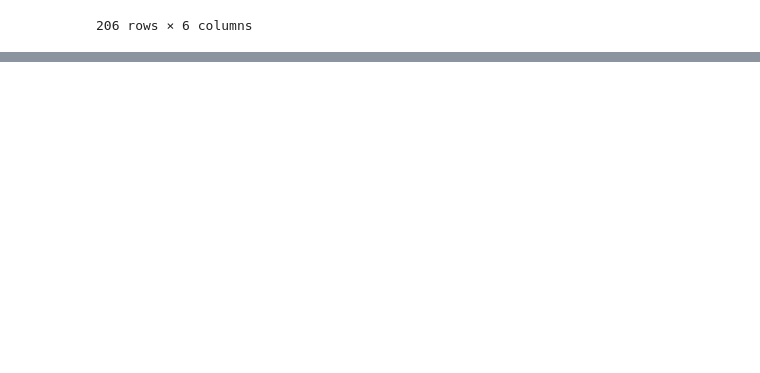
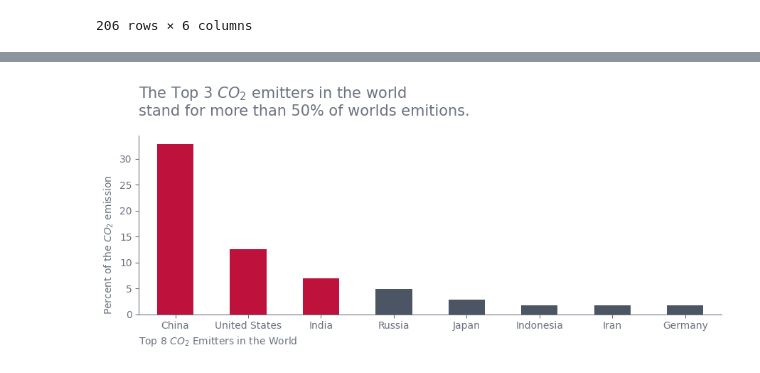
Before and after one commit to ArthurLopez1/Fullstack_data_arthur_lopez, a Jupyter notebook: yt_course/02_data_processing/data_storytelling.ipynb, the cells around one changed output, grey strips where cells are left out. Saved outputs shown, nothing was run; the diff lists cells and outputs as text; code cells hidden in the pictures; blank space fills up the shorter version.

```diff
--- a/yt_course/02_data_processing/data_storytelling.ipynb
+++ b/yt_course/02_data_processing/data_storytelling.ipynb
@@ -95,3 +95,6 @@ df_country
 | 205 | Saint Helena | 17900 | 12.30% | 5343 | 3.35 | 0.00% |
 | 206 | Faeroe Islands | 2110 | 0.48% | 54011 | 0.04 | 0.00% |
 206 rows × 6 columns
+# %%
+df_country["World percentage"] = df_country["World percentage"].str.rstrip("%").astype(float)
+df_country
@@ -97,0 +168,34 @@ df_country
+# %%
+number_countries = 8
+top_emitter = 3
+red, gray = "#be123c", "#4b5563"
+
+colors = [red] * top_emitter + [gray] * (number_countries - top_emitter)
+
+ax_percentage = df_country.head(8).plot(
+    kind="bar", x="Country", y="World percentage", color=colors, rot=0
+)
+ax_percentage.spines["top"].set_visible(False)
+ax_percentage.spines["right"].set_visible(False)
+ax_percentage.spines["left"].set_color(GRAY1)
+ax_percentage.spines["bottom"].set_color(GRAY1)
+ax_percentage.legend().set_visible(False)
+
+ax_percentage.set_xlabel("Top 8 $CO_2$ Emitters in the World", loc="left", color=GRAY1)
+ax_percentage.set_ylabel("Percent of the $CO_2$ emission", loc="bottom", color=GRAY1)
+
+ax_percentage.tick_params(axis="both", colors=GRAY1)
+
+ax_percentage.set_title(
+    "The Top 3 $CO_2$ emitters in the world\nstand for more than 50% of worlds emitions.",
+    loc="left",
+    pad=20,
+    color=GRAY1,
+    fontsize=15
+)
+
+fig = ax_percentage.get_figure()
+fig.set_size_inches(9,4)
+fig.tight_layout()
+# %% [output]
+[figure, added]
```
Also changed, not shown: parts of 8 cells of this notebook.
